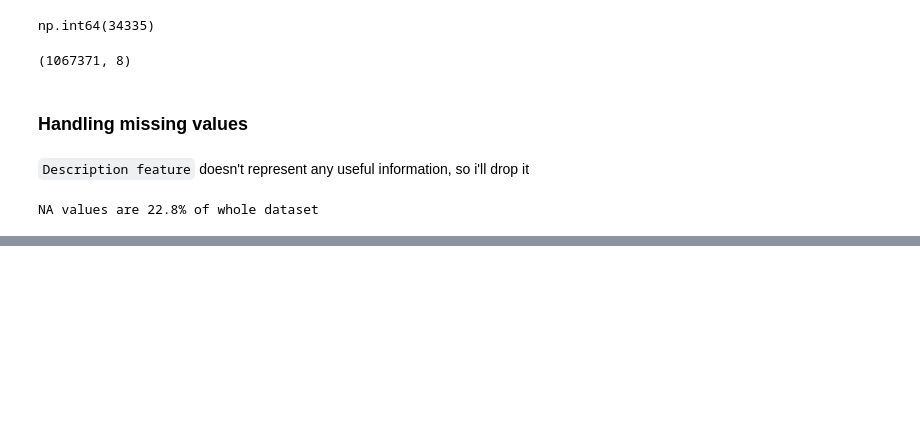
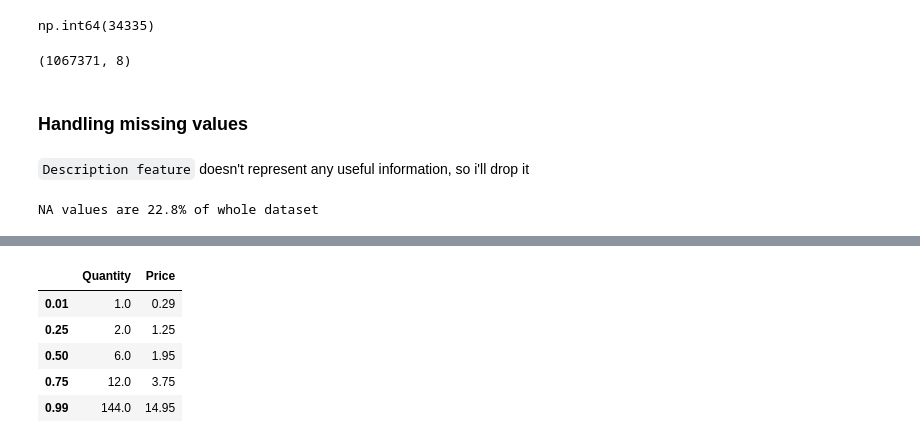
Before and after one commit to nick-st-coder/online-resail, a Jupyter notebook: notebooks/EDA.ipynb, the cells around one changed output, grey strips where cells are left out. Cells and saved outputs as stored; diff of their text form; code cells hidden in the pictures; blank space fills up the shorter version.

```diff
--- a/notebooks/EDA.ipynb
+++ b/notebooks/EDA.ipynb
@@ -77,0 +166,2 @@ Since
+# %%
+df = df[~(df['Price'] <= 0)]
@@ -77,0 +196,11 @@ Since
+# %%
+df[["Quantity", "Price"]].quantile(
+    [0.01, 0.25, 0.5, 0.75, 0.99]
+)
+# %% [output]
+|  | Quantity | Price |
+| 0.01 | 1.0 | 0.29 |
+| 0.25 | 2.0 | 1.25 |
+| 0.50 | 6.0 | 1.95 |
+| 0.75 | 12.0 | 3.75 |
+| 0.99 | 144.0 | 14.95 |
```
Also changed, not shown: parts of 23 cells of this notebook.
